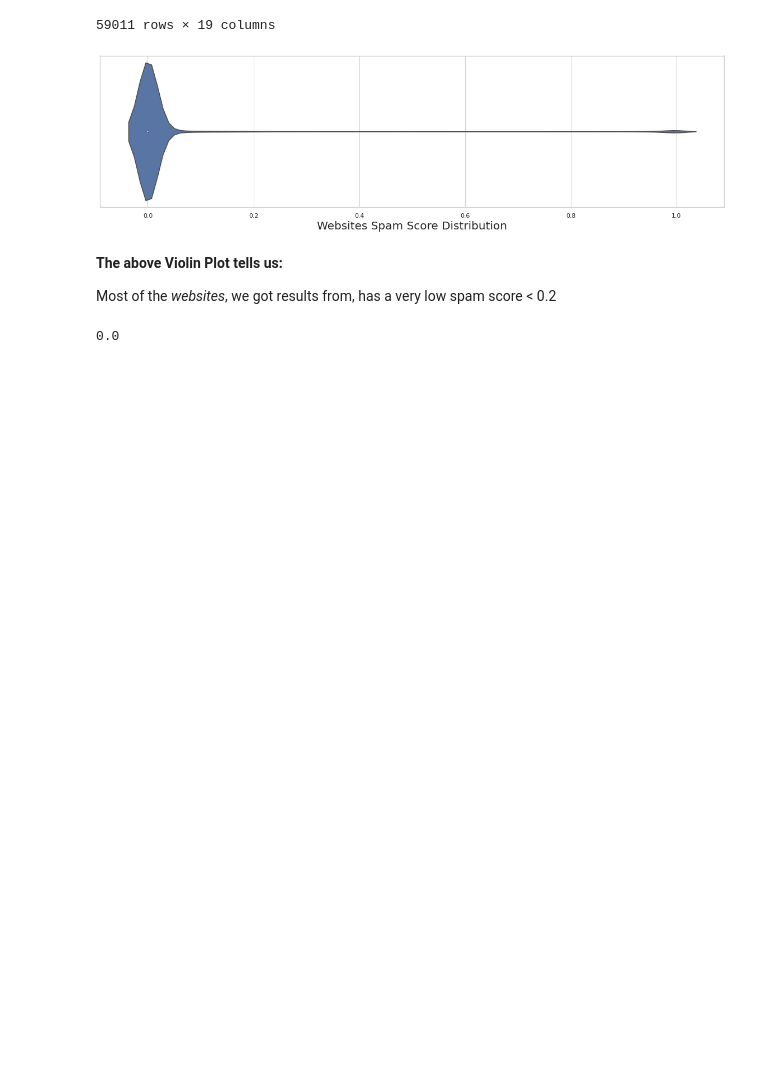
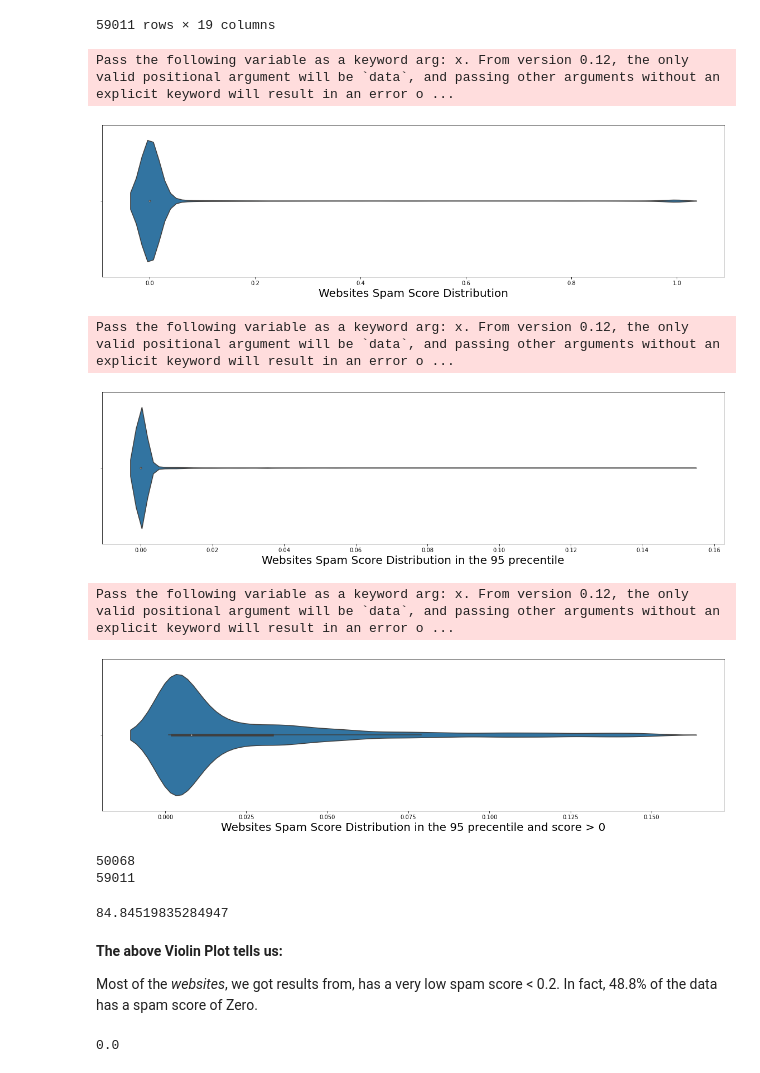
Before and after one commit to mahmoudSalim/financial-news-data-eda, a Jupyter notebook: Webhose EDA.ipynb, the cells around one changed output. Cells and saved outputs as stored; diff of their text form; code cells hidden in the pictures; blank space fills up the shorter version.

```diff
--- a/Webhose EDA.ipynb
+++ b/Webhose EDA.ipynb
@@ -337,17 +398,44 @@ df
 | 59009 | d62342d9c3630726edeb969f3eb36e116... | 2020-06-16 | 09:04:47 | 2020-06-16 | 08:28:00 | ABMN Staff | Microsoft (NASDAQ:MSFT) Receiving... | ... |
 | 59010 | 596f12532d023aa54232facb7394a9a00... | 2020-06-16 | 09:13:08 | 2020-06-13 | 00:57:00 | Wayne Duggan | 7 Best Small-Cap Tech Stocks to Buy | ... |
 59011 rows × 19 columns
-# %%
-plt.figure(figsize=(20, 5))
-sns.violinplot(df['spam_score'])
-plt.xlabel('Websites Spam Score Distribution', fontdict={'size': 20})
-plt.show()
-# %% [output]
-[figure, removed]
+# %%
+plt.figure(figsize=(20, 5))
+sns.violinplot(df['spam_score'])
+plt.xlabel('Websites Spam Score Distribution', fontdict={'size': 20})
+plt.show()
+
+_prec = np.percentile(df['spam_score'], 95)
+plt.figure(figsize=(20, 5))
+sns.violinplot([i for i in df['spam_score'] if i <= _prec] )
+plt.xlabel('Websites Spam Score Distribution in the 95 precentile', fontdict={'size': 20})
+plt.show()
+
+_prec = np.percentile(df['spam_score'], 95)
+plt.figure(figsize=(20, 5))
+sns.violinplot([i for i in df['spam_score'] if i <= _prec and i > 0] )
+plt.xlabel('Websites Spam Score Distribution in the 95 precentile and score > 0', fontdict={'size': 20})
+plt.show()
+# %% [output]
+Pass the following variable as a keyword arg: x. From version 0.12, the only valid positional argument will be `data`, and passing other arguments without an explicit keyword will result in an error o ...
+[figure, added]
+Pass the following variable as a keyword arg: x. From version 0.12, the only valid positional argument will be `data`, and passing other arguments without an explicit keyword will result in an error o ...
+[figure, added]
+Pass the following variable as a keyword arg: x. From version 0.12, the only valid positional argument will be `data`, and passing other arguments without an explicit keyword will result in an error o ...
+[figure, added]
+# %%
+print(len(df[df['spam_score'] == 0]))
+print(len(df))
+# %% [output]
+50068
+59011
+# %%
+len(df[df['spam_score'] == 0])*100/len(df)
+# %% [output]
+84.84519835284947
 # %% [markdown]
 **The above Violin Plot tells us:**
 
-Most of the *websites*, we got results from, has a very low spam score < 0.2
+Most of the *websites*, we got results from, has a very low spam score < 0.2. In fact, 48.8% of the data has a spam score of Zero.
 # %%
 round(np.median(df[(df['spam_score'] < 0.2) & (df['query_filter'] == 'microsoft_news')]['spam_score']), 5)
 # %% [output]
```
Also changed, not shown: parts of 39 cells of this notebook, 11 other files.
